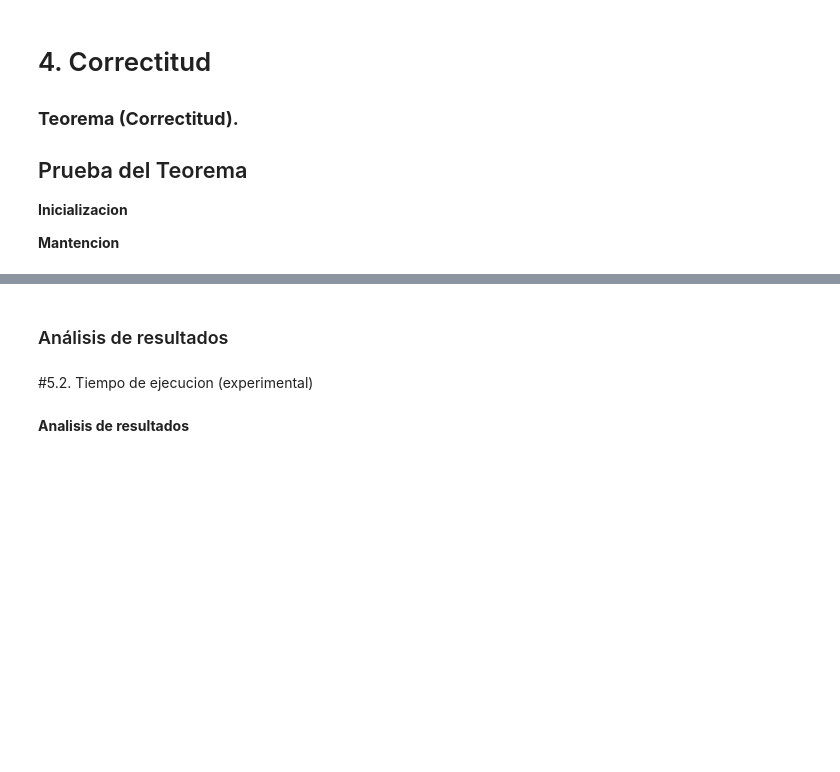
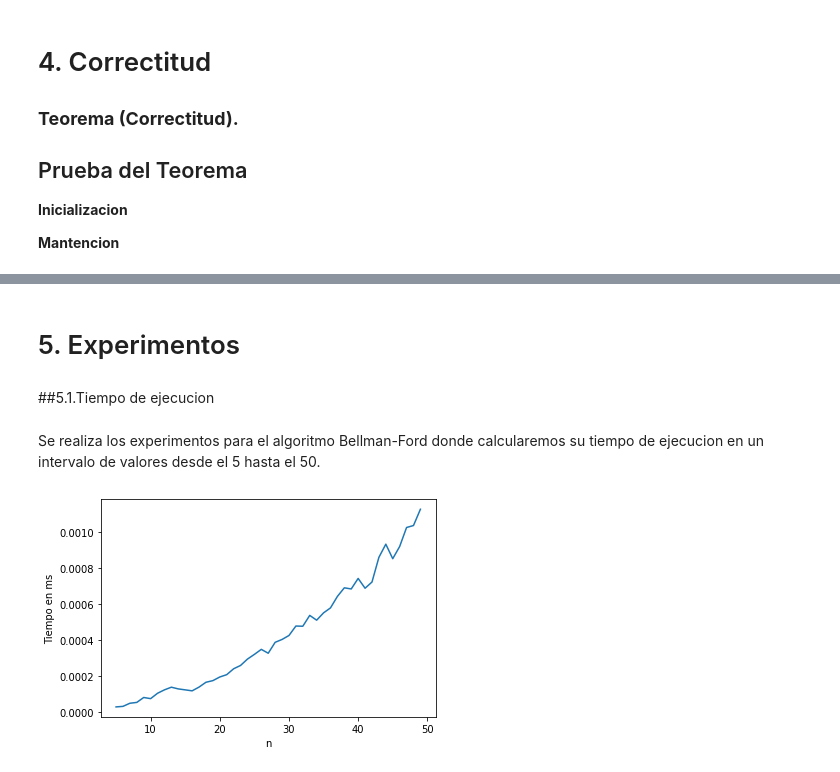
Before and after one commit to Jorgee18/ADA-Informes, a Jupyter notebook: Bellman_Ford.ipynb, the cells around one changed output, grey strips where cells are left out. Cells and saved outputs as stored; diff of their text form; code cells hidden in the pictures; blank space fills up the shorter version.

```diff
--- a/Bellman_Ford.ipynb
+++ b/Bellman_Ford.ipynb
@@ -448,6 +430,25 @@ Como ejemplo del mejor y peor caso, se pueden observar las demostraciones anteri
-# %% [markdown]
-### Análisis de resultados
+# %% [markdown]
+# 5. Experimentos
 # %% [markdown]
-#5.2. Tiempo de ejecucion (experimental)
+##5.1.Tiempo de ejecucion
-# %% [markdown]
-**Analisis de resultados**
+# %% [markdown]
+Se realiza los experimentos para el algoritmo Bellman-Ford donde calcularemos su tiempo de ejecucion en un intervalo de valores desde el 5 hasta el 50.
+# %%
+x = []
+y = []
+
+for n in range(5,50):
+
+  G, a = instance_generator(n)
+  t = repeat(setup="from __main__ import BellmanFord", stmt=f"BellmanFord({G},{n},{len(G)},{a})", repeat=1, number=1)
+
+  x.append(n)
+  y.append(t)
+
+plt.plot(x,y)
+
+plt.xlabel('n')
+plt.ylabel('Tiempo en ms')
+plt.show()
+# %% [output]
+[figure, added]
```
Also changed, not shown: parts of 9 cells of this notebook.
